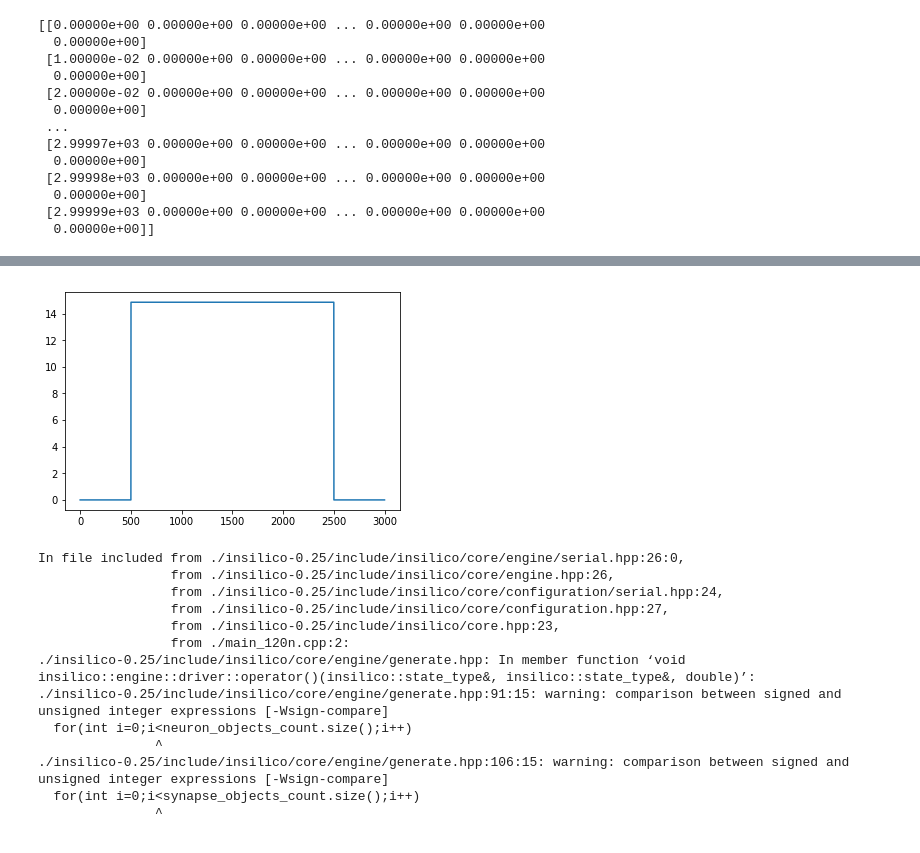
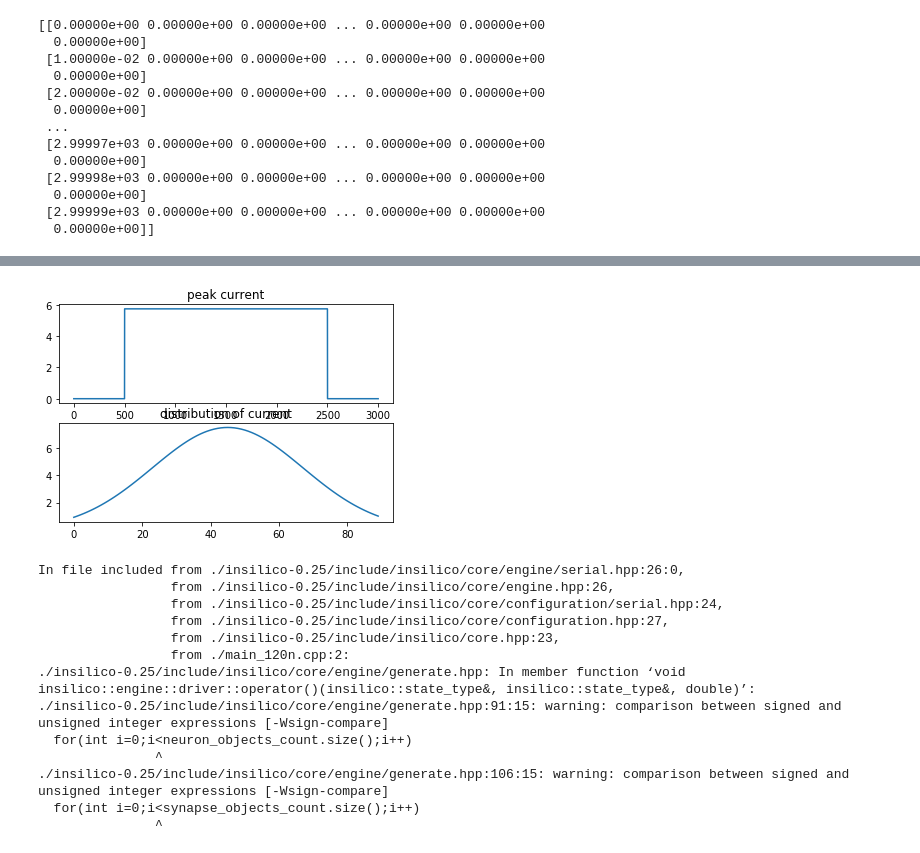
Before and after one commit to ShrutiJoshi18/HH-model-AL, a Jupyter notebook: Network generation.ipynb, the cells around one changed output, grey strips where cells are left out. Cells and saved outputs as stored; diff of their text form; code cells hidden in the pictures.

```diff
--- a/Network generation.ipynb
+++ b/Network generation.ipynb
@@ -19,7 +46,7 @@ with open('input_modelparams.json', 'r') as read_file:
 date = datetime.date.today()
 #print date
 
-run_number = 5
+run_number = 1
 
 dir = "{}_run{}".format(date,run_number)
 print dir
@@ -342,8 +451,13 @@ file.write(current_params)
-# %%
-pl.plot(time,ext_current[:,1])
-pl.savefig("{}/Shape_current_ip.png".format(dir))
-# %% [output]
-[figure, removed]
+# %%
+pl.subplot(211)
+pl.plot(time,ext_current[:,30])
+pl.title("peak current")
+pl.subplot(212)
+pl.plot(I_ext_PN)
+pl.title("distribution of current")
+pl.savefig("{}/Distribution of current".format(dir))
+# %% [output]
+[figure, added]
 # %%
 import subprocess
 
```
Also changed, not shown: parts of 21 cells of this notebook, 8 other files.
